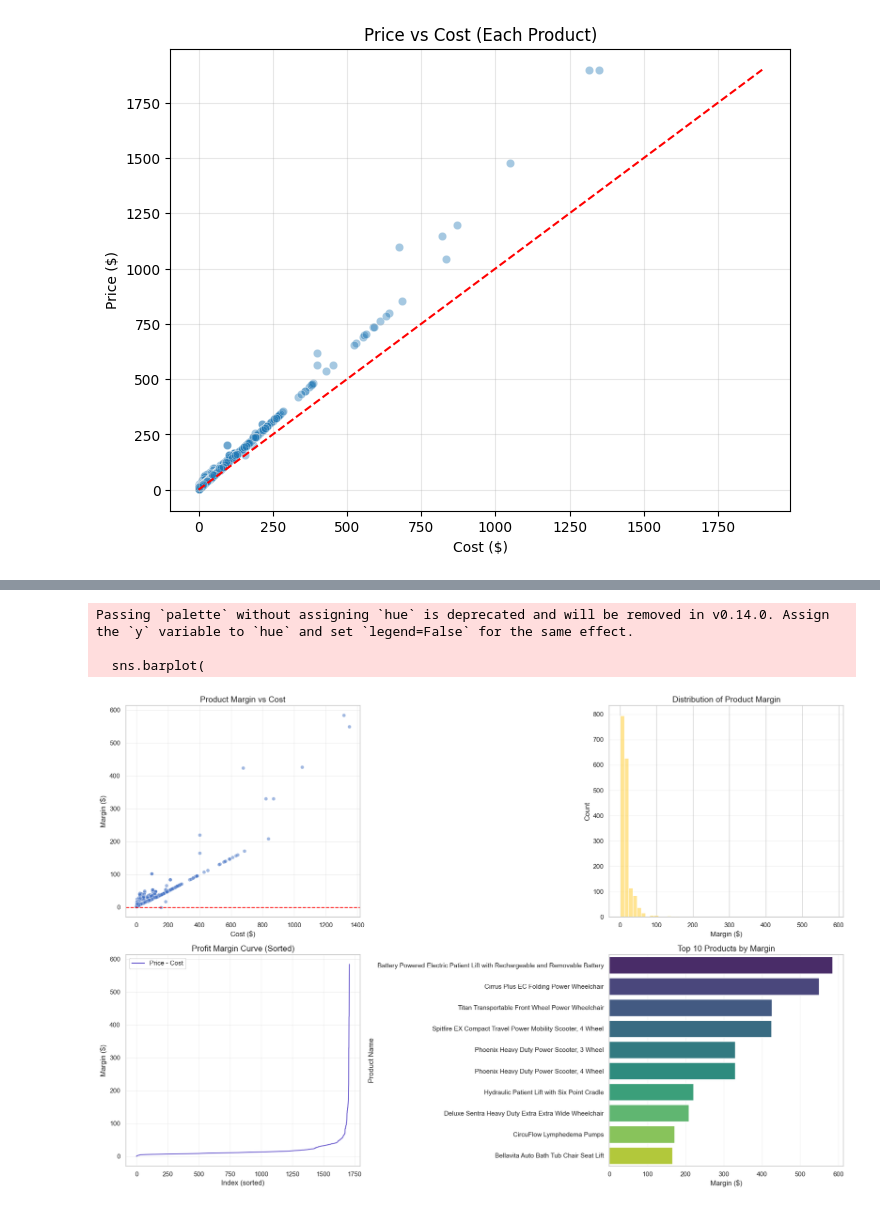
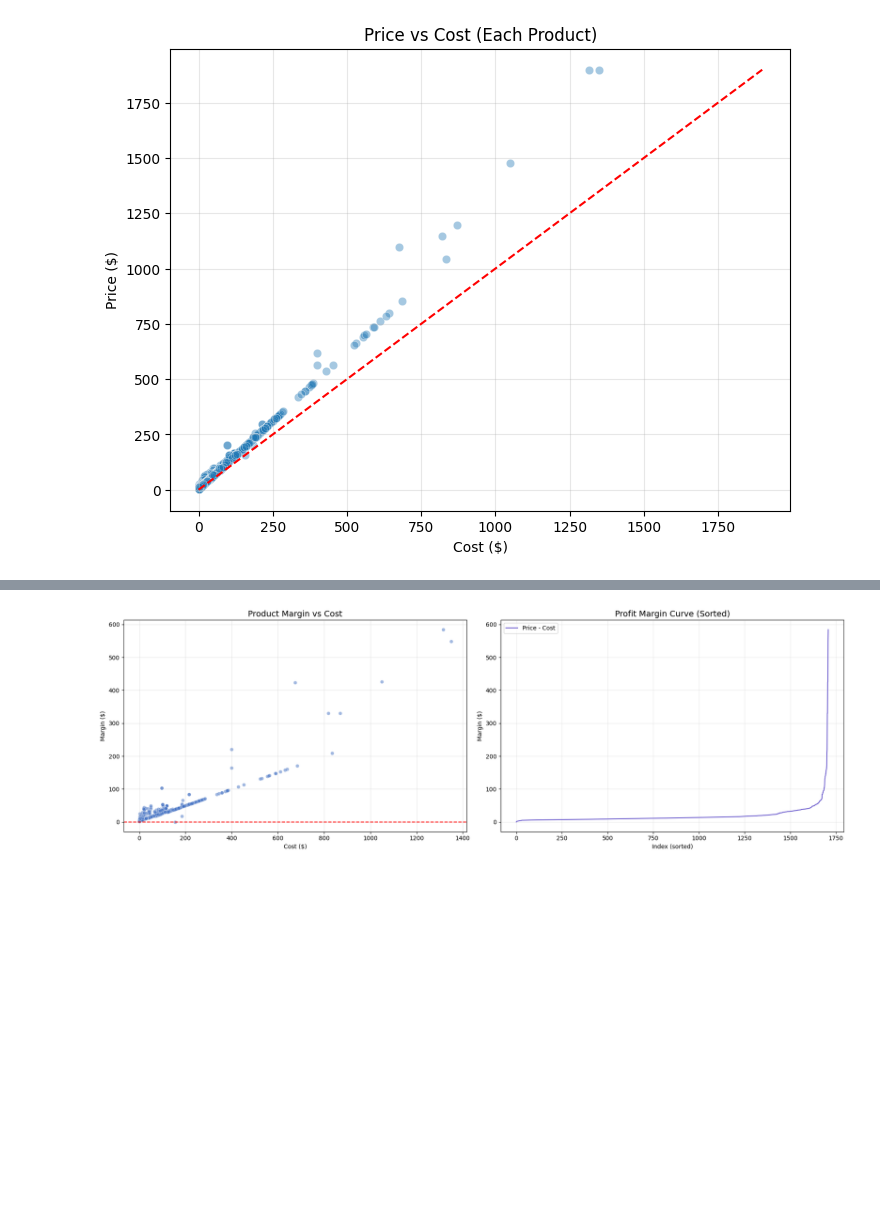
Before and after one commit to data-mosaic/Anna-Project, a Jupyter notebook: notebooks/03_modeling.ipynb, the cells around one changed output, grey strips where cells are left out. Cells and saved outputs as stored; diff of their text form; code cells hidden in the pictures; blank space fills up the shorter version.

Commit message:
EDA product 2

```diff
--- a/notebooks/03_modeling.ipynb
+++ b/notebooks/03_modeling.ipynb
@@ -14,7 +14,3 @@ from matplotlib.colors import LinearSegmentedColormap
 #from sklearn.preprocessing import StandardScaler
 
 pd.set_option('display.max_columns', None)
-# %%
-plt.style.use('default')
-#plt.style.use('fivethirtyeight')
-#plt.style.use('bmh')
@@ -1290,12 +1253,11 @@ plt.show()
 # %%
 df_products["margin"] = df_products["Products.price"] - df_products["Products.cost"]
+df_products["margin_perc"] = (df_products["margin"] / df_products["Products.cost"]) * 100
 
-# Топ 10 товарів із найбільшою маржею
 top_margin = (
-    df_products[["Products.name", "Products.price", "Products.cost", "margin"]]
+    df_products[["Products.name", "Products.price", "Products.cost", "margin", "margin_perc"]]
     .sort_values(by="margin", ascending=False)
     .head(10)
 )
-
 top_margin
 # %% [output]
@@ -1346,76 +1303,38 @@ Passing `palette` without assigning `hue` is deprecated and will be removed in v
 # %%
 df_products["margin"] = df_products["Products.price"] - df_products["Products.cost"]
 
-fig, axes = plt.subplots(2, 2, figsize=(18, 12))
-(ax1, ax2), (ax3, ax4) = axes
+fig, axes = plt.subplots(1, 2, figsize=(18, 6))
+ax1, ax2 = axes
 
 
-# === 1. Scatter: Margin vs Cost ===
+# === 1 (old 1): Scatter: Margin vs Cost ===
 sns.scatterplot(
     data=df_products,
     x="Products.cost",
     y="margin",
     alpha=0.5,
     color="#4472C4",
     ax=ax1
 )
 ax1.axhline(0, color="red", linestyle="--")
 ax1.set_title("Product Margin vs Cost", fontsize=14)
 ax1.set_xlabel("Cost ($)")
 ax1.set_ylabel("Margin ($)")
 ax1.grid(alpha=0.3)
 
 
-# === 2. Histogram of Margins ===
-sns.histplot(
-    df_products["margin"].dropna(),
-    bins=50,
-    color="#FFD966",
-    edgecolor="white",
-    alpha=0.7,
-    ax=ax2
-)
-ax2.set_title("Distribution of Product Margin", fontsize=14)
-ax2.set_xlabel("Margin ($)")
-ax2.set_ylabel("Count")
-ax2.grid(axis='y', alpha=0.25)
-
-
-# === 3. Line plot: Sorted Margin Curve ===
+# === 2 (old 3): Line plot: Sorted Margin Curve ===
 diff_sorted = df_products["margin"].dropna().sort_values().reset_index(drop=True)
 
-ax3.plot(diff_sorted, color="#6A5ACD", label="Price - Cost")
-ax3.set_title("Profit Margin Curve (Sorted)", fontsize=14)
-ax3.set_xlabel("Index (sorted)")
-ax3.set_ylabel("Margin ($)")
-ax3.grid(alpha=0.25)
-ax3.legend()
-
-
-# === 4. Top 10 Margin Products (barplot) ===
-top_margin = (
-    df_products[["Products.name", "Products.price", "Products.cost", "margin"]]
-    .sort_values(by="margin", ascending=False)
-    .head(10)
-)
-
-sns.barplot(
-    data=top_margin,
-    x="margin",
-    y="Products.name",
-    palette="viridis",
-    ax=ax4
-)
-ax4.set_title("Top 10 Products by Margin", fontsize=14)
-ax4.set_xlabel("Margin ($)")
-ax4.set_ylabel("Product Name")
-ax4.grid(axis="x", alpha=0.25)
+ax2.plot(diff_sorted, color="#6A5ACD", label="Price - Cost")
+ax2.set_title("Profit Margin Curve (Sorted)", fontsize=14)
+ax2.set_xlabel("Index (sorted)")
+ax2.set_ylabel("Margin ($)")
+ax2.grid(alpha=0.25)
+ax2.legend()
 
 
 plt.tight_layout()
 plt.show()
 # %% [output]
-Passing `palette` without assigning `hue` is deprecated and will be removed in v0.14.0. Assign the `y` variable to `hue` and set `legend=False` for the same effect.
-
-  sns.barplot(
-[figure, old version]
+[figure, new version]
```
Also changed, not shown: parts of 57 cells of this notebook, 1 other file.
